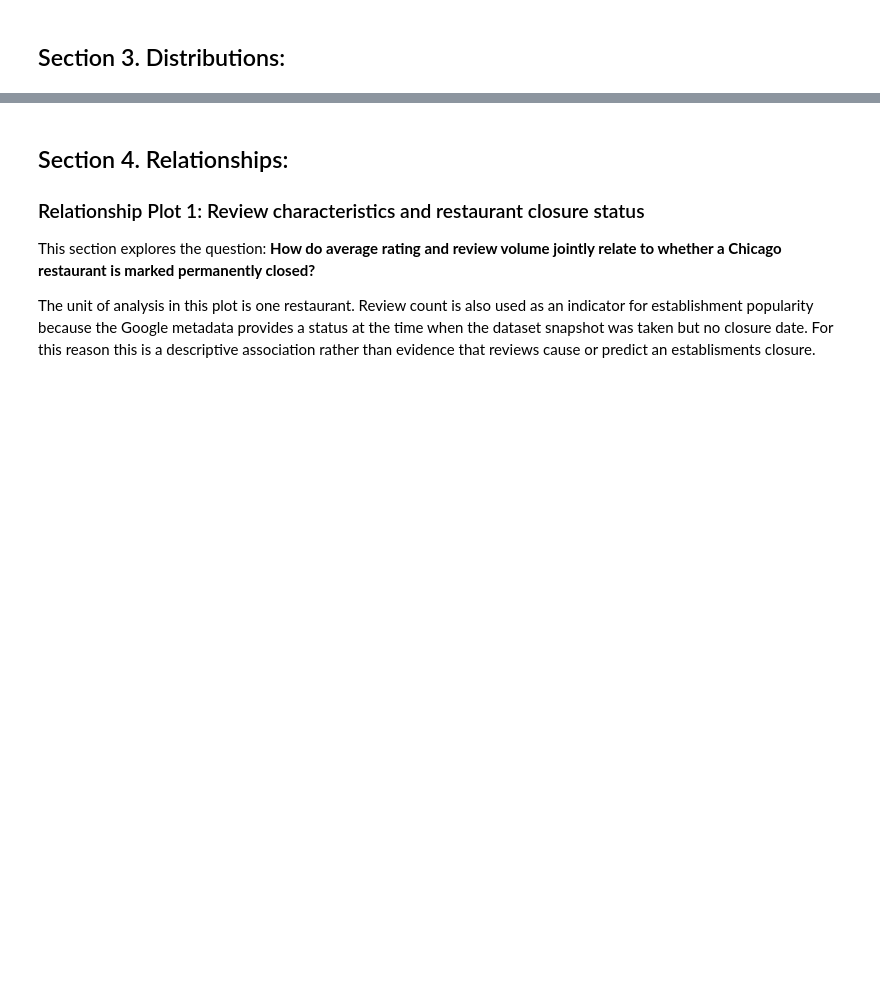
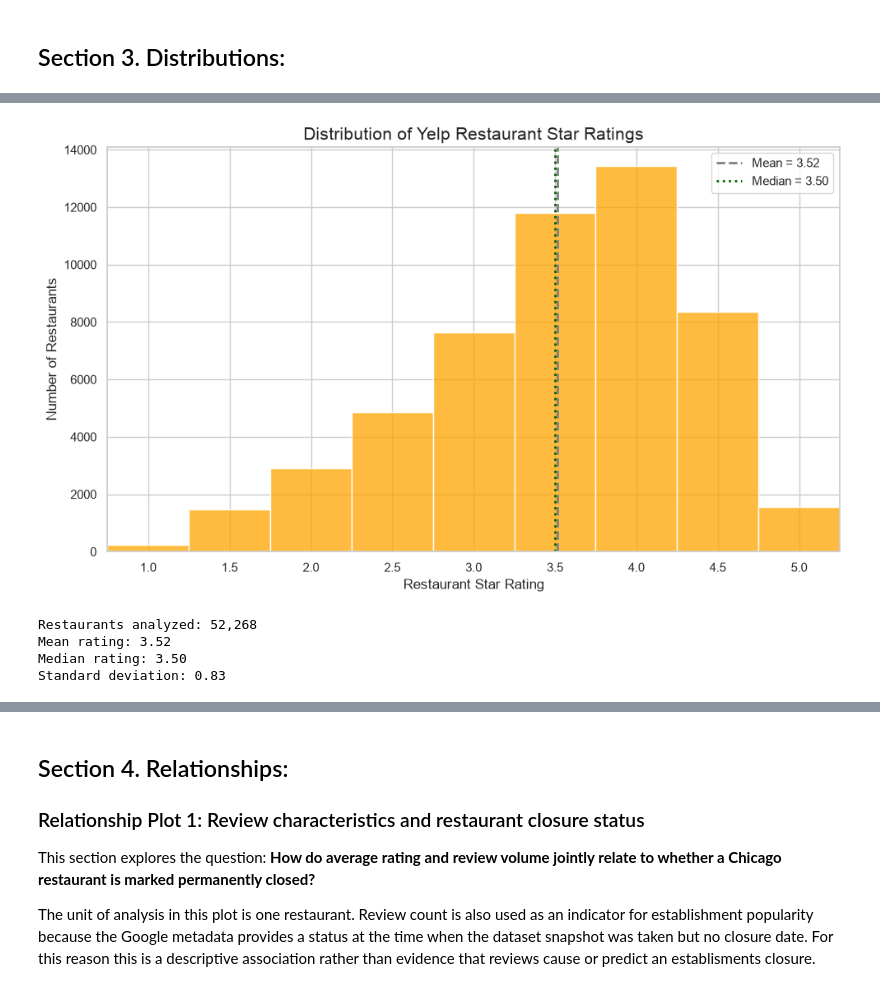
Before and after one commit to IrfanOzmen/CS418_Economic_Trajectories_Group, a Jupyter notebook: EDA_Checkpoint/eda.ipynb, the cells around one changed output, grey strips where cells are left out. Drawn from its saved outputs; the diff is of its cells as text; code cells hidden in the pictures; blank space fills up the shorter version.

Commit message:
Restore my EDA notebook changes

```diff
--- a/EDA_Checkpoint/eda.ipynb
+++ b/EDA_Checkpoint/eda.ipynb
@@ -453,0 +322,60 @@ google_metadata.describe()
+# %%
+import matplotlib.pyplot as plt
+import seaborn as sns
+import numpy as np
+
+restaurant_ratings = yelp_restaurants["stars"].dropna()
+
+mean_rating = restaurant_ratings.mean()
+median_rating = restaurant_ratings.median()
+
+sns.set_theme(style="whitegrid", context="notebook")
+
+fig, ax = plt.subplots(figsize=(10, 6))
+
+sns.histplot(
+    restaurant_ratings,
+    bins=np.arange(0.75, 5.76, 0.5),
+    color="orange",
+    edgecolor="white",
+    ax=ax
+)
+
+ax.axvline(
+    mean_rating,
+    color="gray",
+    linestyle="--",
+    linewidth=2,
+    label=f"Mean = {mean_rating:.2f}"
+)
+
+ax.axvline(
+    median_rating,
+    color="darkgreen",
+    linestyle=":",
+    linewidth=2,
+    label=f"Median = {median_rating:.2f}"
+)
+
+ax.set_title(
+    "Distribution of Yelp Restaurant Star Ratings",
+    fontsize=15
+)
+ax.set_xlabel("Restaurant Star Rating")
+ax.set_ylabel("Number of Restaurants")
+ax.set_xticks(np.arange(1, 5.1, 0.5))
+ax.set_xlim(0.75, 5.25)
+ax.legend()
+plt.tight_layout()
+plt.show()
+
+print(f"Restaurants analyzed: {len(restaurant_ratings):,}")
+print(f"Mean rating: {mean_rating:.2f}")
+print(f"Median rating: {median_rating:.2f}")
+print(f"Standard deviation: {restaurant_ratings.std():.2f}")
+# %% [output]
+[figure, added]
+Restaurants analyzed: 52,268
+Mean rating: 3.52
+Median rating: 3.50
+Standard deviation: 0.83
```
Also changed, not shown: parts of 23 cells of this notebook.
